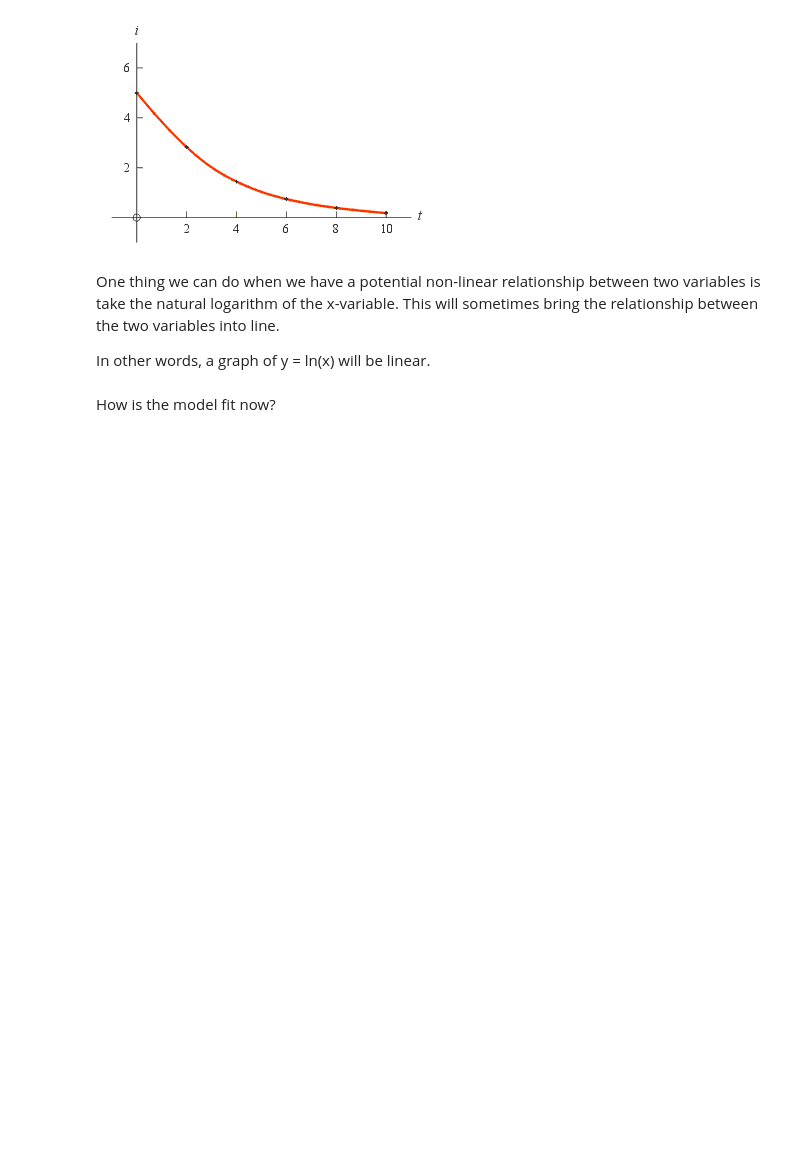
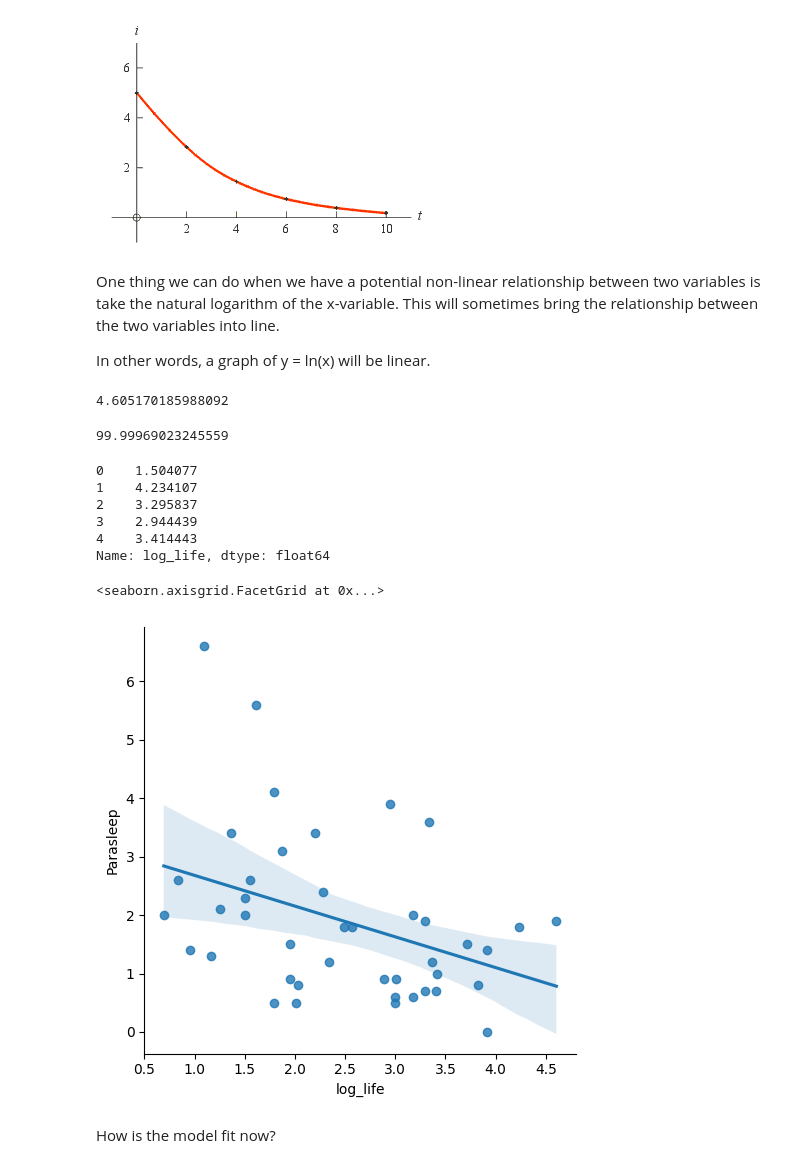
Before and after one commit to sikoh/DS-Linear-Algebra, a Jupyter notebook: Inference-Linear-Regression/DS_InferenceForRegression_Lecture_Notes.ipynb, the cells around one changed output. Saved outputs shown, nothing was run; the diff lists cells and outputs as text; code cells hidden in the pictures; blank space fills up the shorter version.

```diff
--- a/Inference-Linear-Regression/DS_InferenceForRegression_Lecture_Notes.ipynb
+++ b/Inference-Linear-Regression/DS_InferenceForRegression_Lecture_Notes.ipynb
@@ -433,11 +479,32 @@ In other words, a graph of y = ln(x) will be linear.
+# %%
+np.log(100)
+# %% [output]
+4.605170185988092
+# %%
+2.71828 ** 4.605170185988092
+# %% [output]
+99.99969023245559
 # %%
 #Calculate log of life expectancy
+sleep['log_life'] = np.log(sleep['Life'])
+sleep['log_life'].head()
+# %% [output]
+0    1.504077
+1    4.234107
+2    3.295837
+3    2.944439
+4    3.414443
+Name: log_life, dtype: float64
 # %%
 #Use Seaborn to create the scatterplot and overlay the regression line
 
 import seaborn as sns
 
 #Turn off CI plotting for today
+sns.lmplot(x = 'log_life', y='Parasleep', data = sleep)
+# %% [output]
+<seaborn.axisgrid.FacetGrid at 0x...>
+[figure, added]
 # %% [markdown]
 How is the model fit now?
 # %%
```
Also changed, not shown: parts of 16 cells of this notebook.
